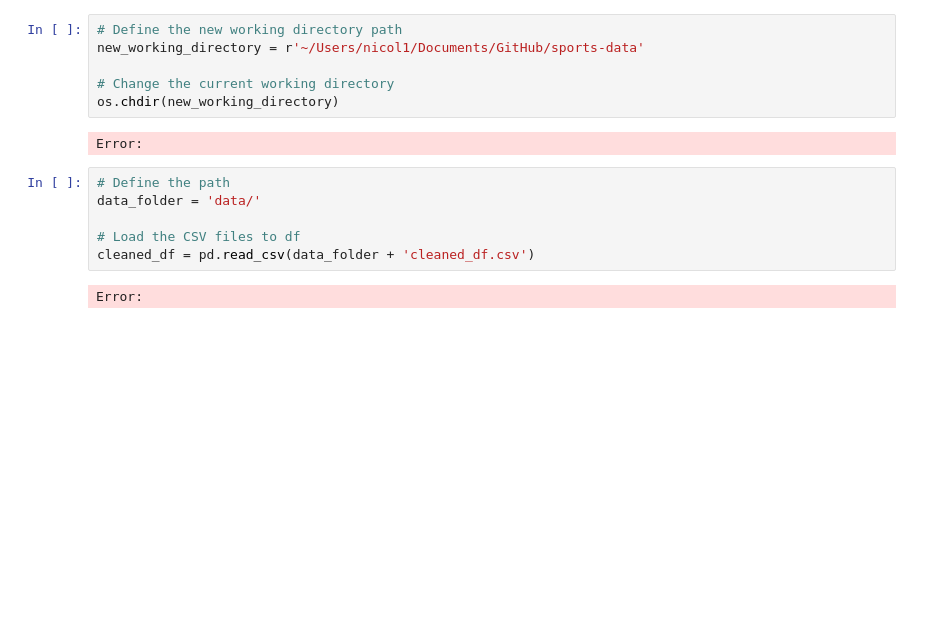
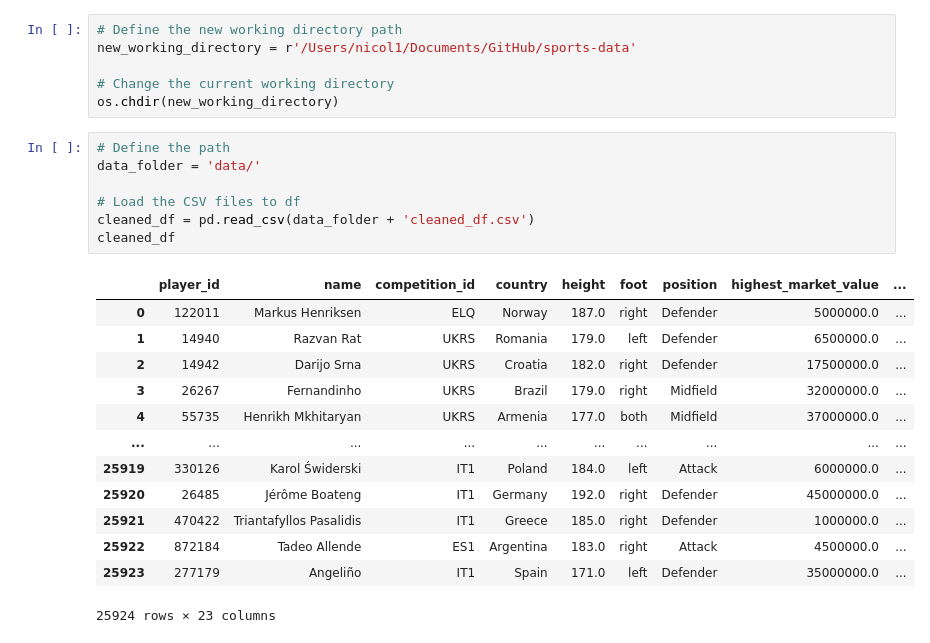
Before and after one commit to camille-sophiie/sports-data, a Jupyter notebook: code/02_Scatterplots_nicole.ipynb, the cells around one changed output. Saved outputs shown, nothing was run; the diff lists cells and outputs as text; blank space fills up the shorter version.

```diff
--- a/code/02_Scatterplots_nicole.ipynb
+++ b/code/02_Scatterplots_nicole.ipynb
@@ -7,16 +6,27 @@ Error:
 # %%
 # Define the new working directory path
-new_working_directory = r'~/Users/nicol1/Documents/GitHub/sports-data'
+new_working_directory = r'/Users/nicol1/Documents/GitHub/sports-data'
 
 # Change the current working directory
 os.chdir(new_working_directory)
-# %% [output]
-Error:
 # %%
 # Define the path
 data_folder = 'data/'
 
 # Load the CSV files to df
 cleaned_df = pd.read_csv(data_folder + 'cleaned_df.csv')
+cleaned_df
 # %% [output]
+|  | player_id | name | competition_id | country | height | foot | position | highest_market_value | ... |
+| 0 | 122011 | Markus Henriksen | ELQ | Norway | 187.0 | right | Defender | 5000000.0 | ... |
+| 1 | 14940 | Razvan Rat | UKRS | Romania | 179.0 | left | Defender | 6500000.0 | ... |
+| 2 | 14942 | Darijo Srna | UKRS | Croatia | 182.0 | right | Defender | 17500000.0 | ... |
+| 3 | 26267 | Fernandinho | UKRS | Brazil | 179.0 | right | Midfield | 32000000.0 | ... |
+| 4 | 55735 | Henrikh Mkhitaryan | UKRS | Armenia | 177.0 | both | Midfield | 37000000.0 | ... |
+| ... | ... | ... | ... | ... | ... | ... | ... | ... | ... |
+| 25919 | 330126 | Karol Świderski | IT1 | Poland | 184.0 | left | Attack | 6000000.0 | ... |
+| 25920 | 26485 | Jérôme Boateng | IT1 | Germany | 192.0 | right | Defender | 45000000.0 | ... |
+| 25921 | 470422 | Triantafyllos Pasalidis | IT1 | Greece | 185.0 | right | Defender | 1000000.0 | ... |
+| 25922 | 872184 | Tadeo Allende | ES1 | Argentina | 183.0 | right | Attack | 4500000.0 | ... |
+| 25923 | 277179 | Angeliño | IT1 | Spain | 171.0 | left | Defender | 35000000.0 | ... |
-Error:
+25924 rows × 23 columns
```
Also changed, not shown: parts of 5 cells of this notebook.
